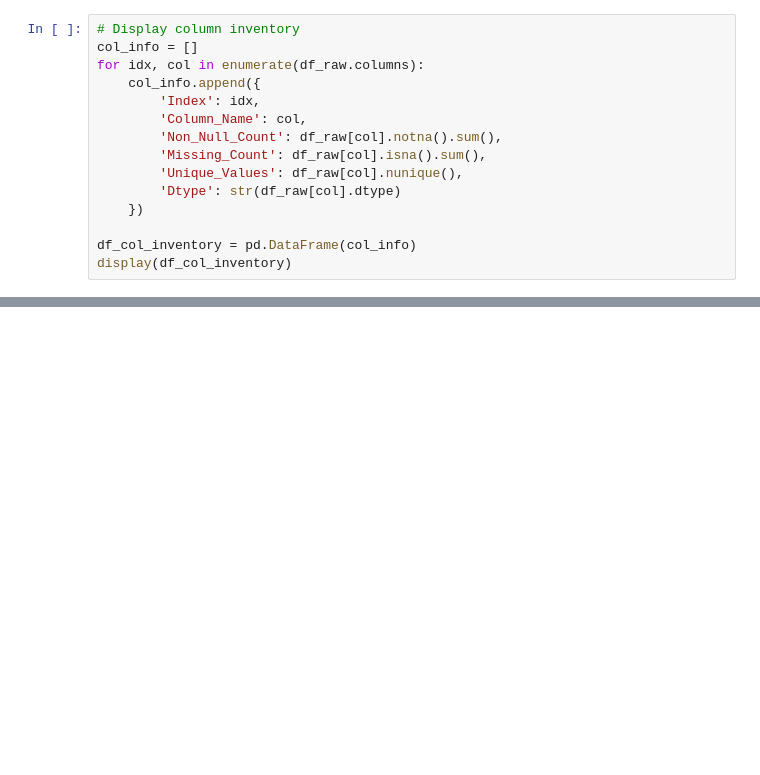
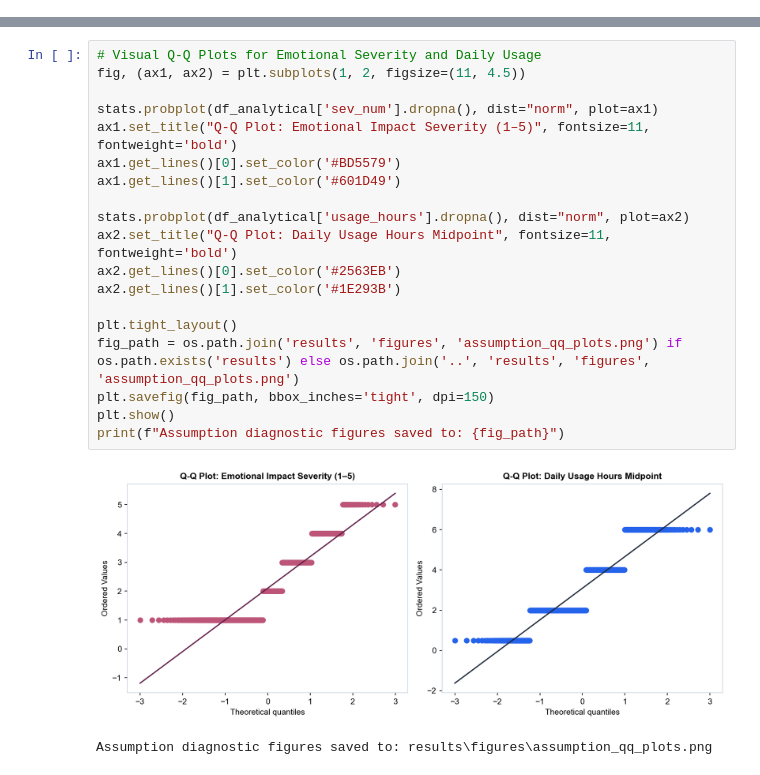
Before and after one commit to Itzz-Pavithra/MindSafe, a Jupyter notebook: notebook/02_statistical_analysis.ipynb, the cells around one changed output, grey strips where cells are left out. Drawn from its saved outputs; the diff is of its cells as text; blank space fills up the shorter version.

```diff
--- a/notebook/02_statistical_analysis.ipynb
+++ b/notebook/02_statistical_analysis.ipynb
@@ -83,15 +0,0 @@ Inspect dataset schema, variables, and columns.
-# %%
-# Display column inventory
-col_info = []
-for idx, col in enumerate(df_raw.columns):
-    col_info.append({
-        'Index': idx,
-        'Column_Name': col,
-        'Non_Null_Count': df_raw[col].notna().sum(),
-        'Missing_Count': df_raw[col].isna().sum(),
-        'Unique_Values': df_raw[col].nunique(),
-        'Dtype': str(df_raw[col].dtype)
-    })
-
-df_col_inventory = pd.DataFrame(col_info)
-display(df_col_inventory)
@@ -965,0 +820,22 @@ All research summary tables exported successfully to Data/processed/ and results
+# %%
+# Visual Q-Q Plots for Emotional Severity and Daily Usage
+fig, (ax1, ax2) = plt.subplots(1, 2, figsize=(11, 4.5))
+
+stats.probplot(df_analytical['sev_num'].dropna(), dist="norm", plot=ax1)
+ax1.set_title("Q-Q Plot: Emotional Impact Severity (1–5)", fontsize=11, fontweight='bold')
+ax1.get_lines()[0].set_color('#BD5579')
+ax1.get_lines()[1].set_color('#601D49')
+
+stats.probplot(df_analytical['usage_hours'].dropna(), dist="norm", plot=ax2)
+ax2.set_title("Q-Q Plot: Daily Usage Hours Midpoint", fontsize=11, fontweight='bold')
+ax2.get_lines()[0].set_color('#2563EB')
+ax2.get_lines()[1].set_color('#1E293B')
+
+plt.tight_layout()
+fig_path = os.path.join('results', 'figures', 'assumption_qq_plots.png') if os.path.exists('results') else os.path.join('..', 'results', 'figures', 'assumption_qq_plots.png')
+plt.savefig(fig_path, bbox_inches='tight', dpi=150)
+plt.show()
+print(f"Assumption diagnostic figures saved to: {fig_path}")
+# %% [output]
+[figure, added]
+Assumption diagnostic figures saved to: results\figures\assumption_qq_plots.png
```
Also changed, not shown: parts of 76 cells of this notebook, 38 other files.
